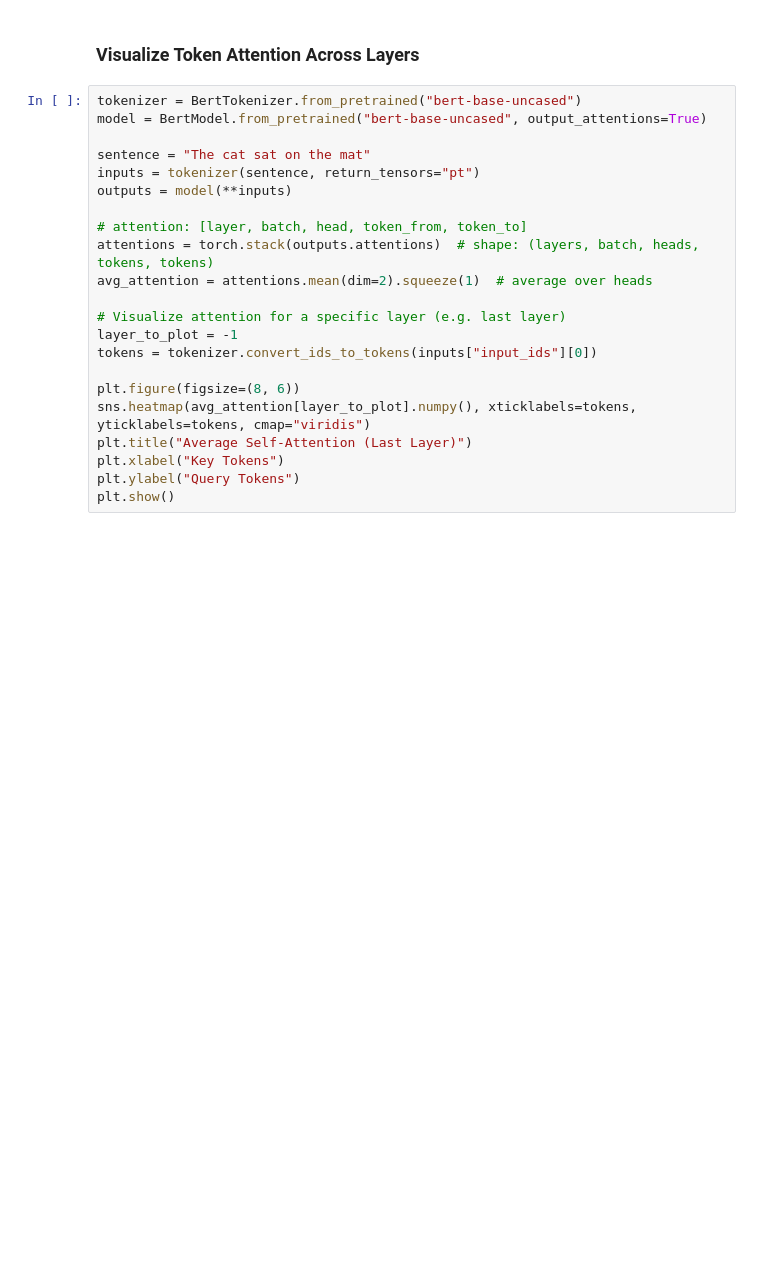
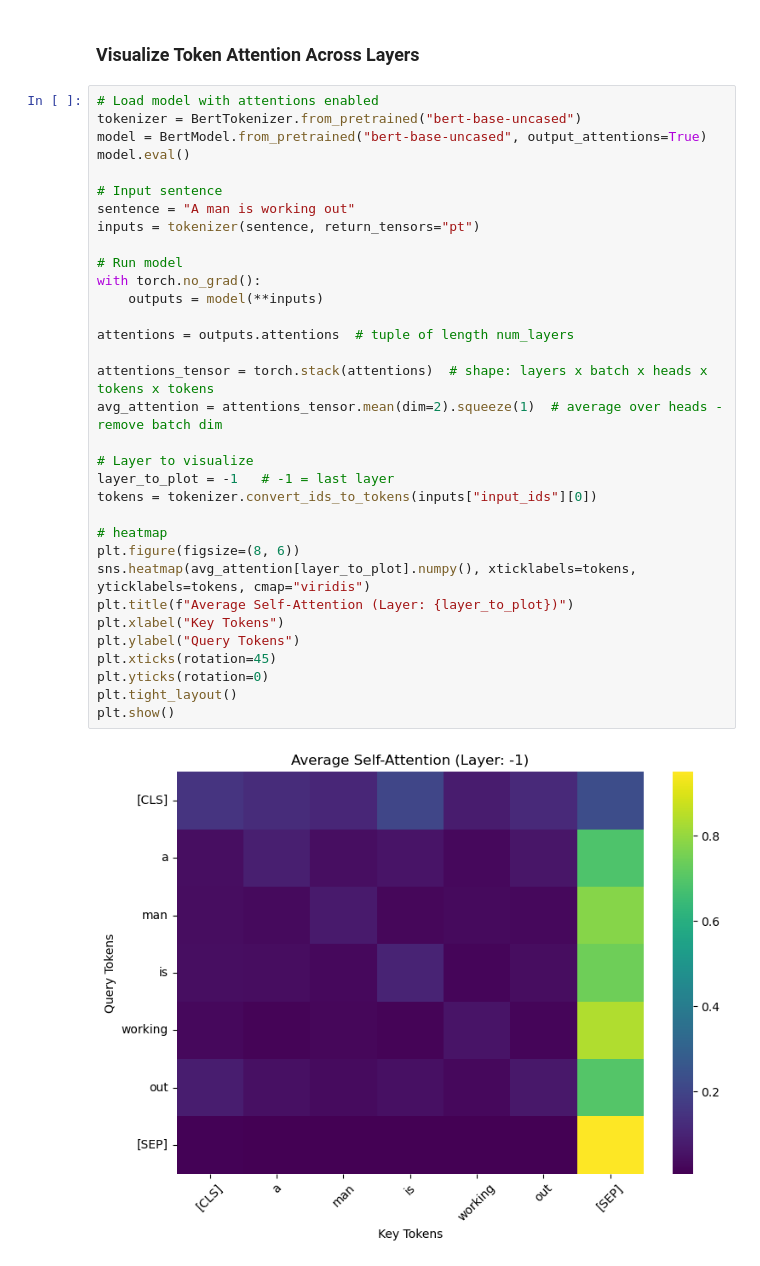
Before and after one commit to tiagosantos63390/mpdw_project, a Jupyter notebook: video_phase1.ipynb, the cells around one changed output. Drawn from its saved outputs; the diff is of its cells as text; blank space fills up the shorter version.

```diff
--- a/video_phase1.ipynb
+++ b/video_phase1.ipynb
@@ -545,24 +573,37 @@ KeyboardInterrupt:
 # %% [markdown]
 ### Visualize Token Attention Across Layers
 # %%
+# Load model with attentions enabled
 tokenizer = BertTokenizer.from_pretrained("bert-base-uncased")
 model = BertModel.from_pretrained("bert-base-uncased", output_attentions=True)
+model.eval()
 
-sentence = "The cat sat on the mat"
+# Input sentence
+sentence = "A man is working out"
 inputs = tokenizer(sentence, return_tensors="pt")
-outputs = model(**inputs)
 
-# attention: [layer, batch, head, token_from, token_to]
-attentions = torch.stack(outputs.attentions)  # shape: (layers, batch, heads, tokens, tokens)
-avg_attention = attentions.mean(dim=2).squeeze(1)  # average over heads
+# Run model
+with torch.no_grad():
+    outputs = model(**inputs)
 
-# Visualize attention for a specific layer (e.g. last layer)
-layer_to_plot = -1
+attentions = outputs.attentions  # tuple of length num_layers
+
+attentions_tensor = torch.stack(attentions)  # shape: layers x batch x heads x tokens x tokens
+avg_attention = attentions_tensor.mean(dim=2).squeeze(1)  # average over heads - remove batch dim
+
+# Layer to visualize
+layer_to_plot = -1   # -1 = last layer
 tokens = tokenizer.convert_ids_to_tokens(inputs["input_ids"][0])
 
+# heatmap
 plt.figure(figsize=(8, 6))
 sns.heatmap(avg_attention[layer_to_plot].numpy(), xticklabels=tokens, yticklabels=tokens, cmap="viridis")
-plt.title("Average Self-Attention (Last Layer)")
+plt.title(f"Average Self-Attention (Layer: {layer_to_plot})")
 plt.xlabel("Key Tokens")
 plt.ylabel("Query Tokens")
+plt.xticks(rotation=45)
+plt.yticks(rotation=0)
+plt.tight_layout()
 plt.show()
+# %% [output]
+[figure, added]
```
Also changed, not shown: parts of 16 cells of this notebook, 1 other file.
